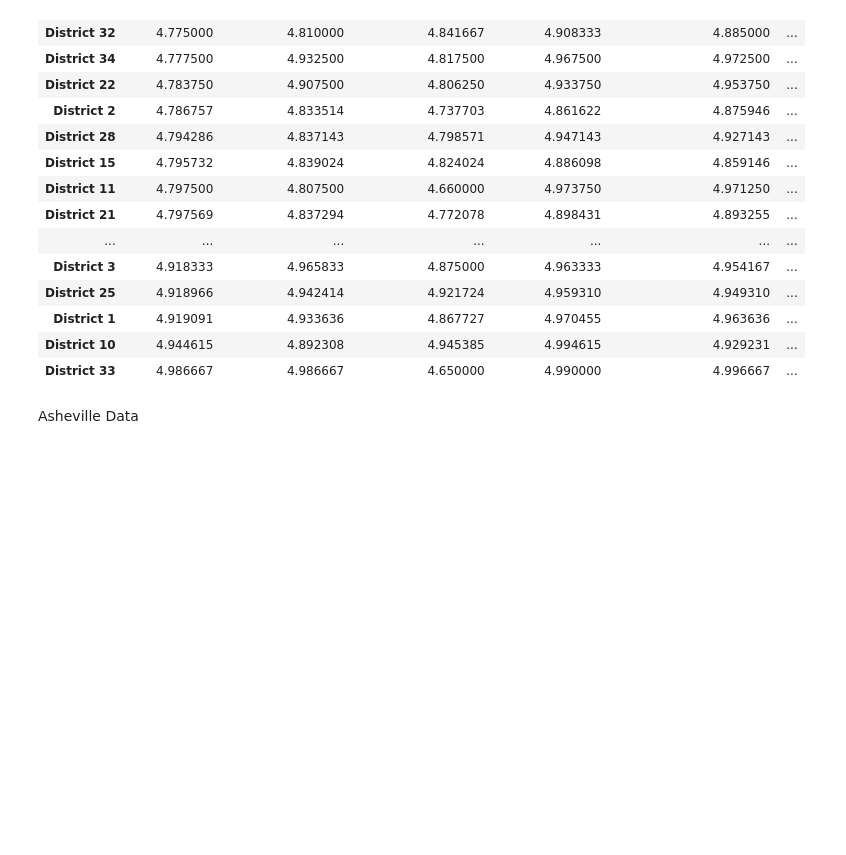
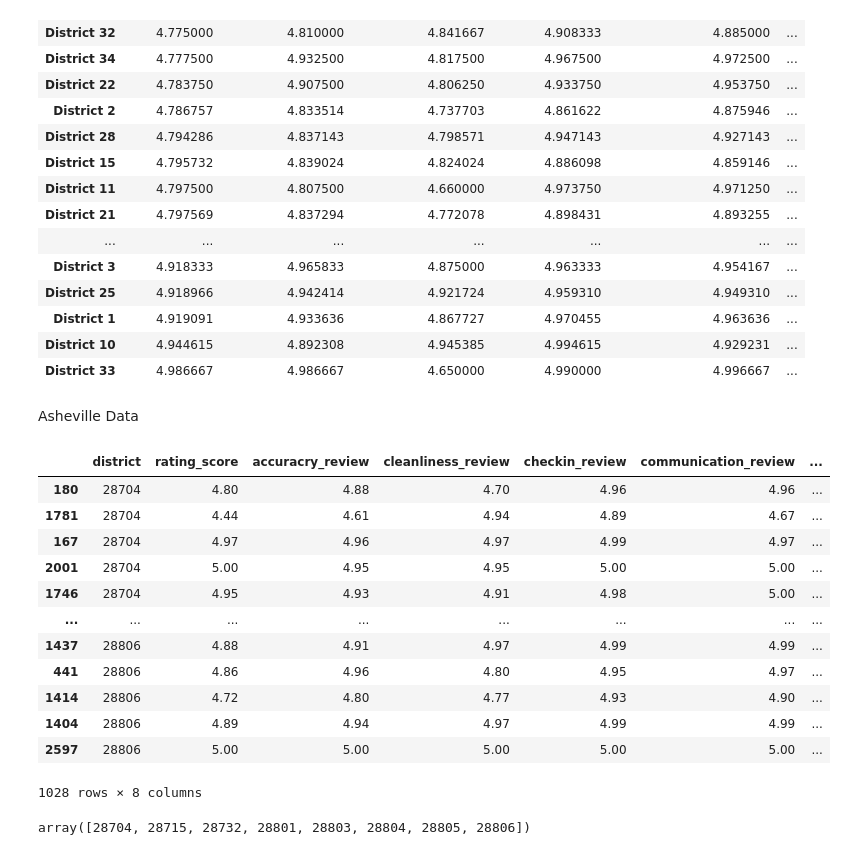
Before and after one commit to JonathanBrown003/Airbnb-A-Closer-Look-Nashville-Asheville, a Jupyter notebook: Analysis_Tu.ipynb, the cells around one changed output. Cells and saved outputs as stored; diff of their text form; code cells hidden in the pictures; blank space fills up the shorter version.

Commit message:
Asheville zip and ratings

```diff
--- a/Analysis_Tu.ipynb
+++ b/Analysis_Tu.ipynb
@@ -906,15 +906,41 @@ Asheville Data
 # %%
 # Renaming the Nashville district code column
 
-nash_clean = nash_rows.rename(columns={"neighbourhood_cleansed": "district","review_scores_accuracy":"accuracry_review", "review_scores_cleanliness":"cleanliness_review","review_scores_checkin":"checkin_review",\
+ashe_clean = ashe_rows.rename(columns={"neighbourhood_cleansed": "district","review_scores_accuracy":"accuracry_review", "review_scores_cleanliness":"cleanliness_review","review_scores_checkin":"checkin_review",\
     "review_scores_communication":"communication_review","review_scores_location":"location_review","review_scores_value":"value_score", "review_scores_rating": "rating_score"})
 
 # reordering the columns
-new_column_order = ["district", "rating_score", "accuracry_review", "cleanliness_review", "checkin_review", "communication_review", "location_review", "value_score"]
+new_column_order1 = ["district", "rating_score", "accuracry_review", "cleanliness_review", "checkin_review", "communication_review", "location_review", "value_score"]
 
-nash_clean = nash_clean[new_column_order]
+ashe_clean = ashe_clean[new_column_order1]
 
 # sorting by the district
-nash_zip_rating_df = nash_clean.sort_values(by=["district"])
+ashe_zip_rating_df = ashe_clean.sort_values(by=["district"])
 
-len(nash_zip_rating_df) #2692
+len(ashe_zip_rating_df) #1028
+
+ashe_zip_rating_df
+# %% [output]
+|  | district | rating_score | accuracry_review | cleanliness_review | checkin_review | communication_review | ... |
+| 180 | 28704 | 4.80 | 4.88 | 4.70 | 4.96 | 4.96 | ... |
+| 1781 | 28704 | 4.44 | 4.61 | 4.94 | 4.89 | 4.67 | ... |
+| 167 | 28704 | 4.97 | 4.96 | 4.97 | 4.99 | 4.97 | ... |
+| 2001 | 28704 | 5.00 | 4.95 | 4.95 | 5.00 | 5.00 | ... |
+| 1746 | 28704 | 4.95 | 4.93 | 4.91 | 4.98 | 5.00 | ... |
+| ... | ... | ... | ... | ... | ... | ... | ... |
+| 1437 | 28806 | 4.88 | 4.91 | 4.97 | 4.99 | 4.99 | ... |
+| 441 | 28806 | 4.86 | 4.96 | 4.80 | 4.95 | 4.97 | ... |
+| 1414 | 28806 | 4.72 | 4.80 | 4.77 | 4.93 | 4.90 | ... |
+| 1404 | 28806 | 4.89 | 4.94 | 4.97 | 4.99 | 4.99 | ... |
+| 2597 | 28806 | 5.00 | 5.00 | 5.00 | 5.00 | 5.00 | ... |
+1028 rows × 8 columns
+# %%
+# findings out how many Asheville districts
+num_ashe_districts = ashe_zip_rating_df["district"].unique()
+num_ashe_districts
+
+# num_ashe_districts2 = len(num_ashe_districts)
+
+# num_ashe_districts2 # 8
+# %% [output]
+array([28704, 28715, 28732, 28801, 28803, 28804, 28805, 28806])
```
Also changed, not shown: parts of 10 cells of this notebook.
